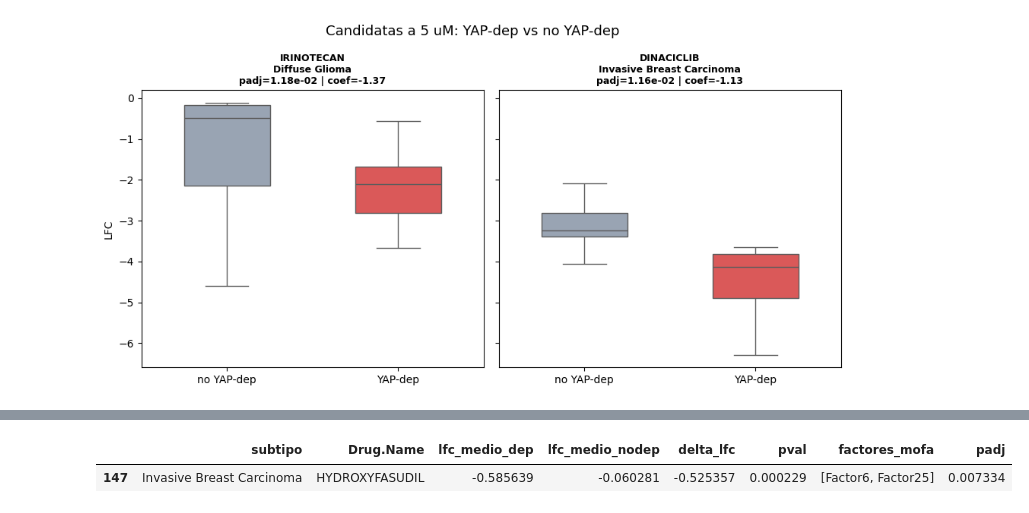
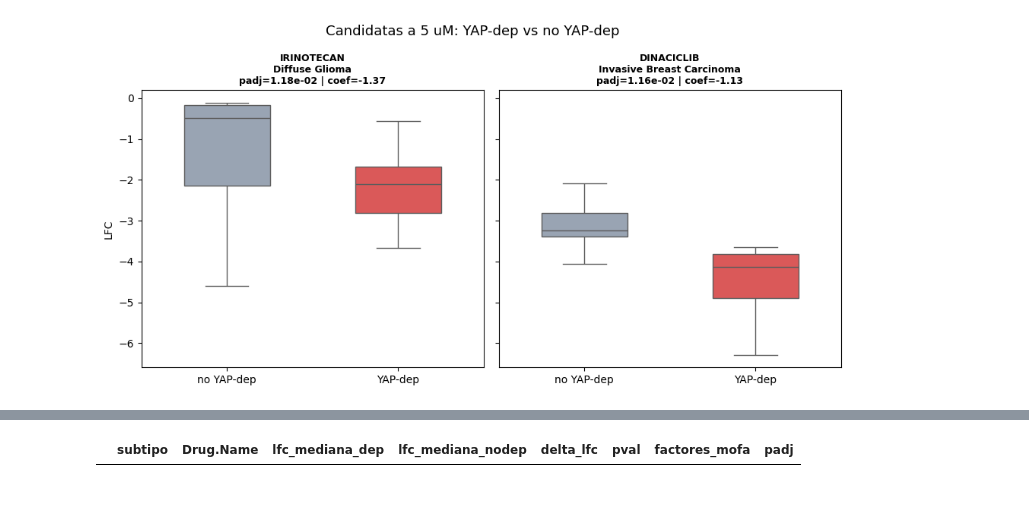
Before and after one commit to MALL-Lab/drug_clustering_pub, a Jupyter notebook: TFM_mao/notebooks/10_yap_taz.ipynb, the cells around one changed output, grey strips where cells are left out. Saved outputs shown, nothing was run; the diff lists cells and outputs as text; code cells hidden in the pictures.

```diff
--- a/TFM_mao/notebooks/10_yap_taz.ipynb
+++ b/TFM_mao/notebooks/10_yap_taz.ipynb
@@ -241,12 +241,12 @@ import statsmodels.formula.api as smf
 # Aplicar a ambos
 rep_clean['Drug.Name.clean'] = rep_clean['Drug.Name'].apply(limpiar_nombre)
 
-drogas_mofa = set(d for drogas in top_drogas_por_factor_005.values() for d in drogas)
+drogas_mofa_005 = set(d for drogas in top_drogas_por_factor_005.values() for d in drogas)
 
 resultados_lm = []
 
 for subtipo in subtipos_potentes:
-    for droga in drogas_mofa:
+    for droga in drogas_mofa_005:
         brd_ids = rep_clean[rep_clean['Drug.Name.clean'] == limpiar_nombre(droga)]['BRD_ID'].tolist()
         if not brd_ids:
             continue
@@ -272,7 +272,7 @@ for subtipo in subtipos_potentes:
                 'Drug.Name':     droga,
                 'Intercepto':    modelo.params['Intercept'],
                 'coef':          modelo.params['yap_dep'],
-                'Concentracion': '0,05',
+                'Concentracion (uM)': '0,05',
                 'pval':          modelo.pvalues['yap_dep'],
                 'factores_mofa': [f for f, ds in top_drogas_por_factor_005.items() if droga in ds]
             })
@@ -415,12 +415,12 @@ import statsmodels.formula.api as smf
 # Aplicar a ambos
 rep_clean['Drug.Name.clean'] = rep_clean['Drug.Name'].apply(limpiar_nombre)
 
-drogas_mofa = set(d for drogas in top_drogas_por_factor_05.values() for d in drogas)
+drogas_mofa_05 = set(d for drogas in top_drogas_por_factor_05.values() for d in drogas)
 
 resultados_lm = []
 
 for subtipo in subtipos_potentes:
-    for droga in drogas_mofa:
+    for droga in drogas_mofa_05:
 
         brd_ids = rep_clean[rep_clean['Drug.Name.clean'] == limpiar_nombre(droga)]['BRD_ID'].tolist()
         droga_depmap = limpiar_nombre(droga)
@@ -447,6 +447,7 @@ for subtipo in subtipos_potentes:
                 'subtipo':       subtipo,
                 'Drug.Name':     droga_depmap,
                 'Intercepto':    modelo.params['Intercept'],
+                'Concentracion (uM)': '0,5',
                 'coef':          modelo.params['yap_dep'],
                 'pval':          modelo.pvalues['yap_dep'],
                 'factores_mofa': [f for f, ds in top_drogas_por_factor_05.items() if droga in ds]
@@ -522,7 +523,7 @@ Passing `palette` without assigning `hue` is deprecated and will be removed in v
 # Filtrar ANTES por la concentración más relevante
 scores_5 = scores[scores['concentration'] == '5.0']
 
-top_drogas_por_factor = {
+top_drogas_por_factor_5 = {
     factor: scores_5.groupby('drug', observed=True)[factor]
                      .median()
                      .nsmallest(10)
@@ -534,12 +535,12 @@ import statsmodels.formula.api as smf
 # Aplicar a ambos
 rep_clean['Drug.Name.clean'] = rep_clean['Drug.Name'].apply(limpiar_nombre)
 
-drogas_mofa = set(d for drogas in top_drogas_por_factor.values() for d in drogas)
+drogas_mofa_5 = set(d for drogas in top_drogas_por_factor_5.values() for d in drogas)
 
 resultados_lm = []
 
 for subtipo in subtipos_potentes:
-    for droga in drogas_mofa:
+    for droga in drogas_mofa_5:
         brd_ids = rep_clean[rep_clean['Drug.Name.clean'] == limpiar_nombre(droga)]['BRD_ID'].tolist()
         if not brd_ids:
             continue
@@ -564,9 +565,10 @@ for subtipo in subtipos_potentes:
                 'subtipo':       subtipo,
                 'Drug.Name':     droga,
                 'Intercepto':    modelo.params['Intercept'],
+                'Concentracion (uM)': '5.0',
                 'coef':          modelo.params['yap_dep'],
                 'pval':          modelo.pvalues['yap_dep'],
-                'factores_mofa': [f for f, ds in top_drogas_por_factor.items() if droga in ds]
+                'factores_mofa': [f for f, ds in top_drogas_por_factor_5.items() if droga in ds]
             })
         except:
             continue
@@ -637,49 +639,63 @@ Passing `palette` without assigning `hue` is deprecated and will be removed in v
 # %%
 from scipy.stats import mannwhitneyu
 
-resultados_mw = []
+resultados_mw_5 = []
 for subtipo in subtipos_potentes:
-    for droga in drogas_mofa:
-        brd_ids = rep_clean[rep_clean['Drug.Name'] == droga]['BRD_ID'].tolist()
+    for droga in drogas_mofa_5:
+
+        # ← igual que en RLM, usando limpiar_nombre
+        brd_ids = rep_clean[
+            rep_clean['Drug.Name.clean'] == limpiar_nombre(droga)
+        ]['BRD_ID'].tolist()
+
         if not brd_ids:
             continue
 
         df_droga = epm_final[epm_final['BRD_ID'].isin(brd_ids)].copy()
-        df_droga['yap_dep'] = df_droga['depmap_id'].isin(lineas_cel_yap_dependent['ModelID']).astype(int)
+        df_droga['yap_dep'] = df_droga['depmap_id'].isin(
+            lineas_cel_yap_dependent['ModelID']
+        ).astype(int)
         df_droga = df_droga.merge(
             cell_line_organos[['ModelID', 'OncotreePrimaryDisease']],
             left_on='depmap_id', right_on='ModelID', how='inner'
         )
         df_droga = df_droga[df_droga['OncotreePrimaryDisease'] == subtipo]
 
-        lfc_dep = df_droga[df_droga['yap_dep'] == 1]['LFC'].dropna()
+        # ← líneas únicas como en RLM, no filas
+        n_dep   = df_droga[df_droga['yap_dep'] == 1]['depmap_id'].nunique()
+        n_nodep = df_droga[df_droga['yap_dep'] == 0]['depmap_id'].nunique()
+        if n_dep < 10 or n_nodep < 10:
+            continue
+
+        lfc_dep   = df_droga[df_droga['yap_dep'] == 1]['LFC'].dropna()
         lfc_nodep = df_droga[df_droga['yap_dep'] == 0]['LFC'].dropna()
-
-        if len(lfc_dep) < 5 or len(lfc_nodep) < 5:
-            continue
 
         stat, pval = mannwhitneyu(lfc_dep, lfc_nodep, alternative='less')
 
-        resultados_mw.append({
-            'subtipo':        subtipo,
-            'Drug.Name':     droga,
-            'lfc_medio_dep': lfc_dep.mean(),
-            'lfc_medio_nodep': lfc_nodep.mean(),
-            'delta_lfc':     lfc_dep.mean() - lfc_nodep.mean(),
-            'pval':          pval,
-            'factores_mofa': [f for f, ds in top_drogas_por_factor.items() if droga in ds]
+        resultados_mw_5.append({
+            'subtipo':         subtipo,
+            'Drug.Name':       droga,
+            'lfc_mediana_dep':  lfc_dep.median(),    # ← mediana en vez de media
+            'lfc_mediana_nodep':lfc_nodep.median(),  # ← mediana en vez de media
+            'delta_lfc':       lfc_dep.median() - lfc_nodep.median(),
+            'pval':            pval,
+            'factores_mofa':   [
+                f for f, ds in top_drogas_por_factor_5.items()
+                if limpiar_nombre(droga) in [limpiar_nombre(d) for d in ds]
+            ]
         })
 
-res_mw = pd.DataFrame(resultados_mw)
+res_mw = pd.DataFrame(resultados_mw_5)
 res_mw['padj'] = res_mw.groupby('subtipo')['pval'].transform(
     lambda x: multipletests(x, method='fdr_bh')[1]
 )
-candidatas_mw = res_mw[
+
+candidatas_mw_5 = res_mw[
     (res_mw['padj'] < 0.05) &
-    (res_mw['lfc_medio_dep']< 0)&
+    (res_mw['lfc_mediana_dep'] < 0) &
     (res_mw['delta_lfc'] < 0)
 ].sort_values('delta_lfc')
 
-print(f"Candidatas: {len(candidatas_mw)}")
-candidatas_mw
+print(f"Candidatas: {len(candidatas_mw_5)}")
+candidatas_mw_5
 # %% [output]
@@ -687,2 +703 @@ Candidatas: 1
-|  | subtipo | Drug.Name | lfc_medio_dep | lfc_medio_nodep | delta_lfc | pval | factores_mofa | padj |
-| 147 | Invasive Breast Carcinoma | HYDROXYFASUDIL | -0.585639 | -0.060281 | -0.525357 | 0.000229 | [Factor6, Factor25] | 0.007334 |
+|  | subtipo | Drug.Name | lfc_mediana_dep | lfc_mediana_nodep | delta_lfc | pval | factores_mofa | padj |
```
Also changed, not shown: parts of 8 cells of this notebook, 4 other files.
